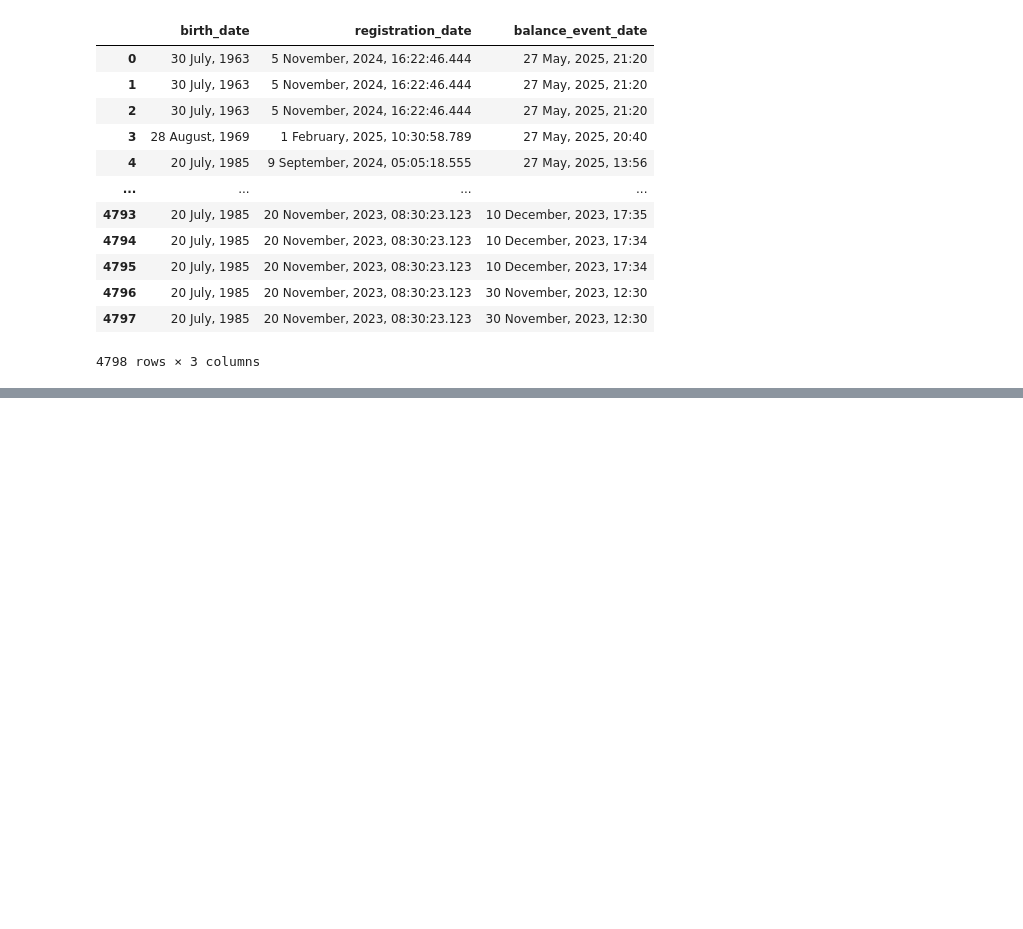
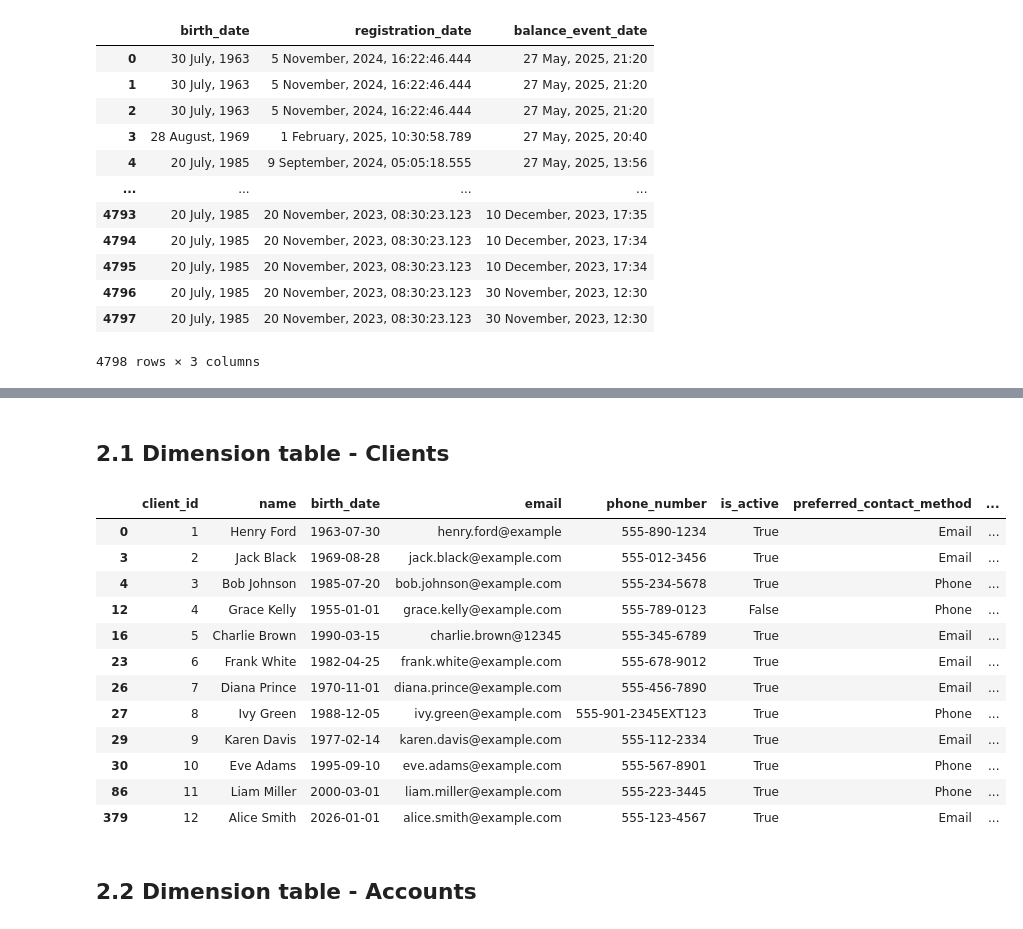
Before and after one commit to tanagnostis/ep_ae_assignment, a Jupyter notebook: code/dataset_exploration.ipynb, the cells around one changed output, grey strips where cells are left out. Saved outputs shown, nothing was run; the diff lists cells and outputs as text; code cells hidden in the pictures; blank space fills up the shorter version.

```diff
--- a/code/dataset_exploration.ipynb
+++ b/code/dataset_exploration.ipynb
@@ -215,0 +295,2 @@ memory usage: 646.7+ KB
+# %%
+data.rename(columns = {'substring': 'account_id', 'client_name': 'account_holder'}, inplace = True)
@@ -215,0 +335,25 @@ memory usage: 646.7+ KB
+# %% [markdown]
+## 2.1 Dimension table - Clients
+# %%
+clients_dim = data[['client_id', 'account_holder', 'birth_date', 'email', 'phone_number',
+        'is_active',  'preferred_contact_method', 'customer_segment',
+       'marketing_opt_in']].drop_duplicates()
+clients_dim.rename(columns = {'account_holder': 'name'}, inplace= True)
+# %%
+clients_dim.head(20).sort_values(by='client_id')
+# %% [output]
+|  | client_id | name | birth_date | email | phone_number | is_active | preferred_contact_method | ... |
+| 0 | 1 | Henry Ford | 1963-07-30 | henry.ford@example | 555-890-1234 | True | Email | ... |
+| 3 | 2 | Jack Black | 1969-08-28 | jack.black@example.com | 555-012-3456 | True | Email | ... |
+| 4 | 3 | Bob Johnson | 1985-07-20 | bob.johnson@example.com | 555-234-5678 | True | Phone | ... |
+| 12 | 4 | Grace Kelly | 1955-01-01 | grace.kelly@example.com | 555-789-0123 | False | Phone | ... |
+| 16 | 5 | Charlie Brown | 1990-03-15 | charlie.brown@12345 | 555-345-6789 | True | Email | ... |
+| 23 | 6 | Frank White | 1982-04-25 | frank.white@example.com | 555-678-9012 | True | Email | ... |
+| 26 | 7 | Diana Prince | 1970-11-01 | diana.prince@example.com | 555-456-7890 | True | Email | ... |
+| 27 | 8 | Ivy Green | 1988-12-05 | ivy.green@example.com | 555-901-2345EXT123 | True | Phone | ... |
+| 29 | 9 | Karen Davis | 1977-02-14 | karen.davis@example.com | 555-112-2334 | True | Email | ... |
+| 30 | 10 | Eve Adams | 1995-09-10 | eve.adams@example.com | 555-567-8901 | True | Phone | ... |
+| 86 | 11 | Liam Miller | 2000-03-01 | liam.miller@example.com | 555-223-3445 | True | Phone | ... |
+| 379 | 12 | Alice Smith | 2026-01-01 | alice.smith@example.com | 555-123-4567 | True | Email | ... |
+# %% [markdown]
+## 2.2 Dimension table - Accounts
```
Also changed, not shown: parts of 44 cells of this notebook.
